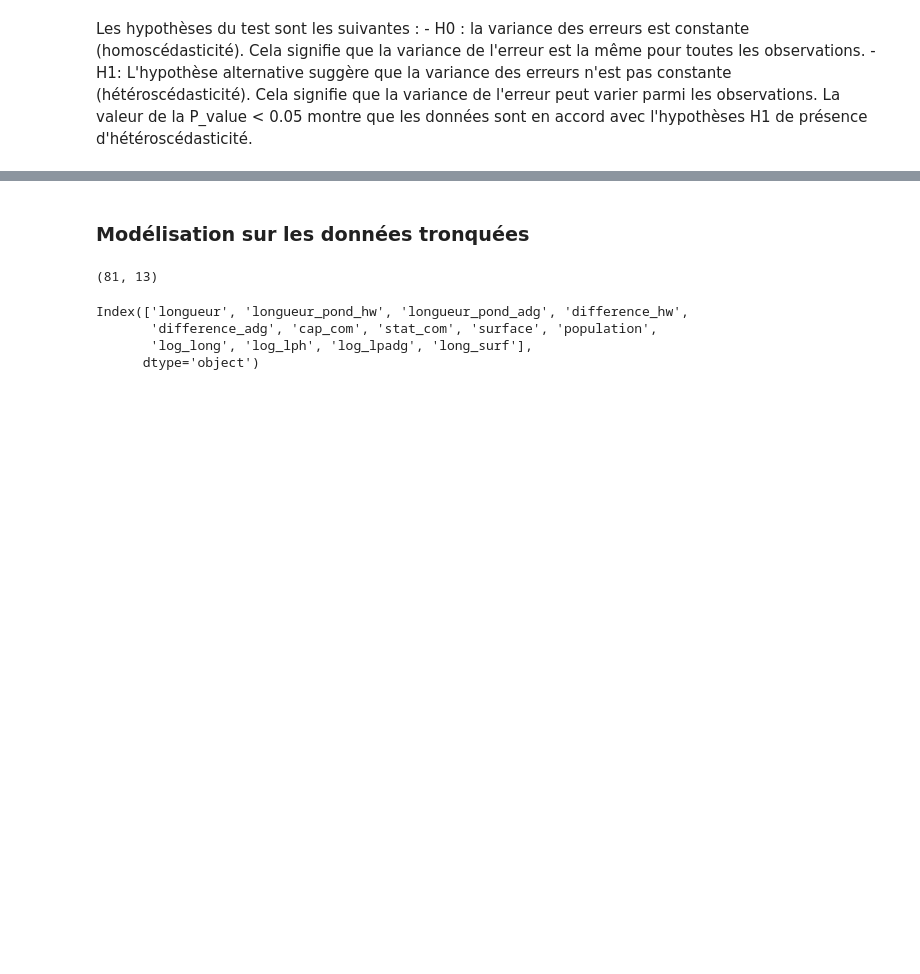
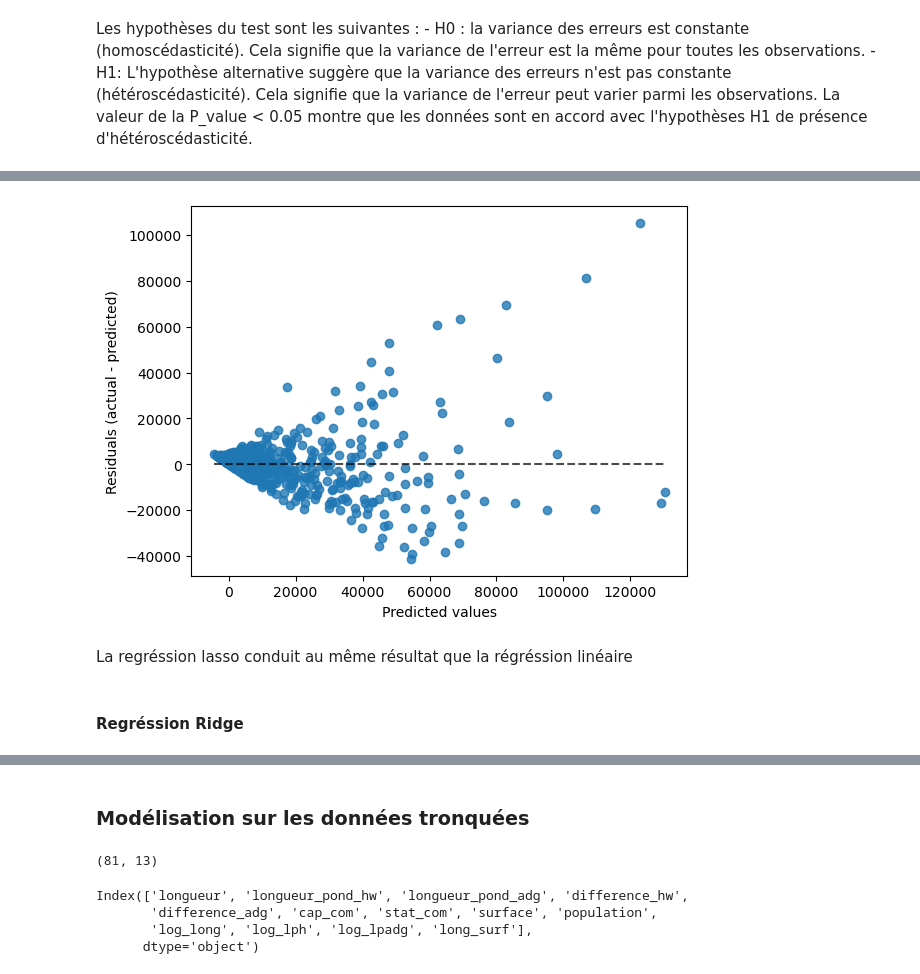
Before and after one commit to christellenguenang/Projet_Catherine_Christelle, a Jupyter notebook: 3_model.ipynb, the cells around one changed output, grey strips where cells are left out. Drawn from its saved outputs; the diff is of its cells as text; code cells hidden in the pictures; blank space fills up the shorter version.

```diff
--- a/3_model.ipynb
+++ b/3_model.ipynb
@@ -241,0 +325,3 @@ La valeur de la P_value < 0.05 montre que les données sont en accord avec l'hyp
+# %%
+reg_trans= model_trans(LinearRegression(),RobustScaler())
+reg_trans
@@ -241,0 +344,4 @@ La valeur de la P_value < 0.05 montre que les données sont en accord avec l'hyp
+# %%
+reg_trans.fit(X_train, y_train)
+y_test_predt = reg_trans.predict(X_test)
+y_train_predt = reg_trans.predict(X_train)
@@ -241,0 +363,3 @@ La valeur de la P_value < 0.05 montre que les données sont en accord avec l'hyp
+# %%
+reg_lasso= model(Lasso(alpha=0.5),RobustScaler())
+reg_lasso
@@ -241,0 +378,4 @@ La valeur de la P_value < 0.05 montre que les données sont en accord avec l'hyp
+# %%
+reg_lasso.fit(X_train, y_train)
+y_test_predl = reg_lasso.predict(X_test)
+y_train_predl = reg_lasso.predict(X_train)
@@ -241,0 +393,10 @@ La valeur de la P_value < 0.05 montre que les données sont en accord avec l'hyp
+# %%
+display = PredictionErrorDisplay(y_true=y_train, y_pred=y_train_predl)
+display.plot()
+plt.show()
+# %% [output]
+[figure, added]
+# %% [markdown]
+La regréssion lasso conduit au même résultat que la régréssion linéaire
+# %% [markdown]
+#### Regréssion Ridge
```
Also changed, not shown: parts of 59 cells of this notebook.
